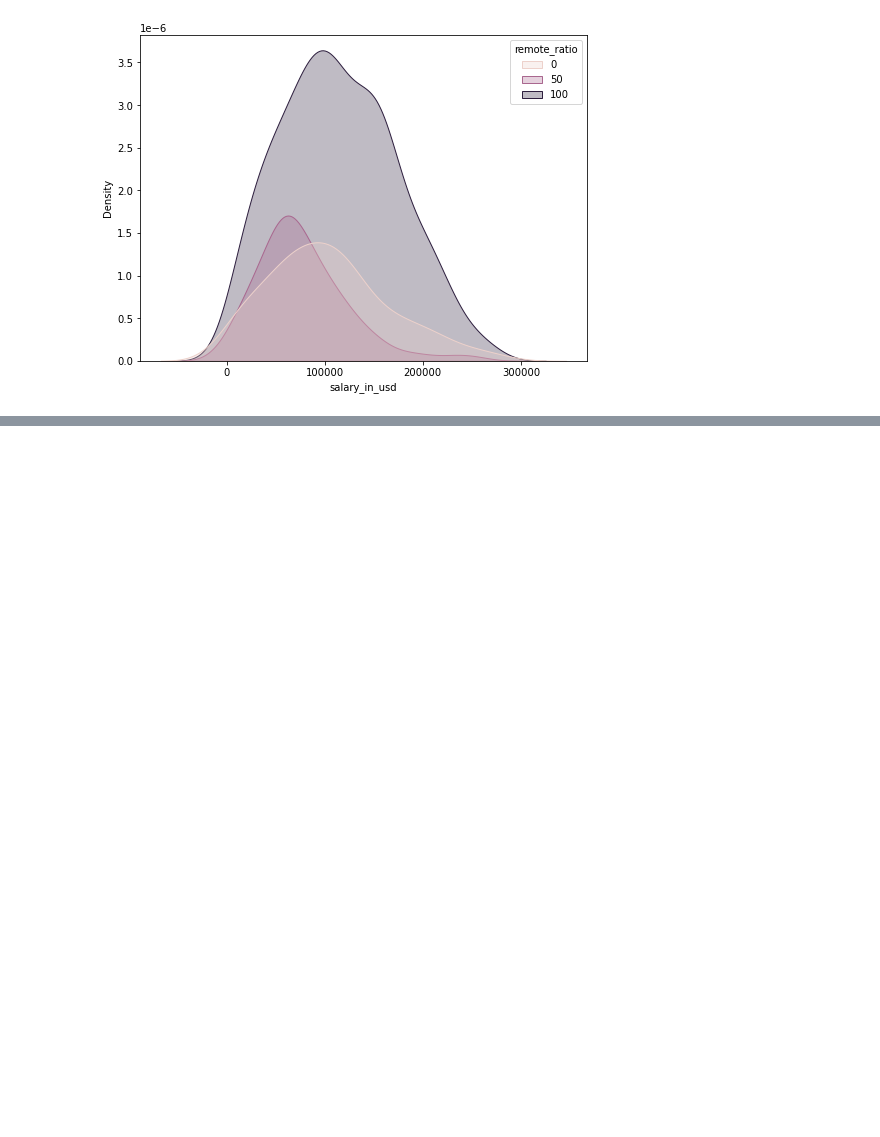
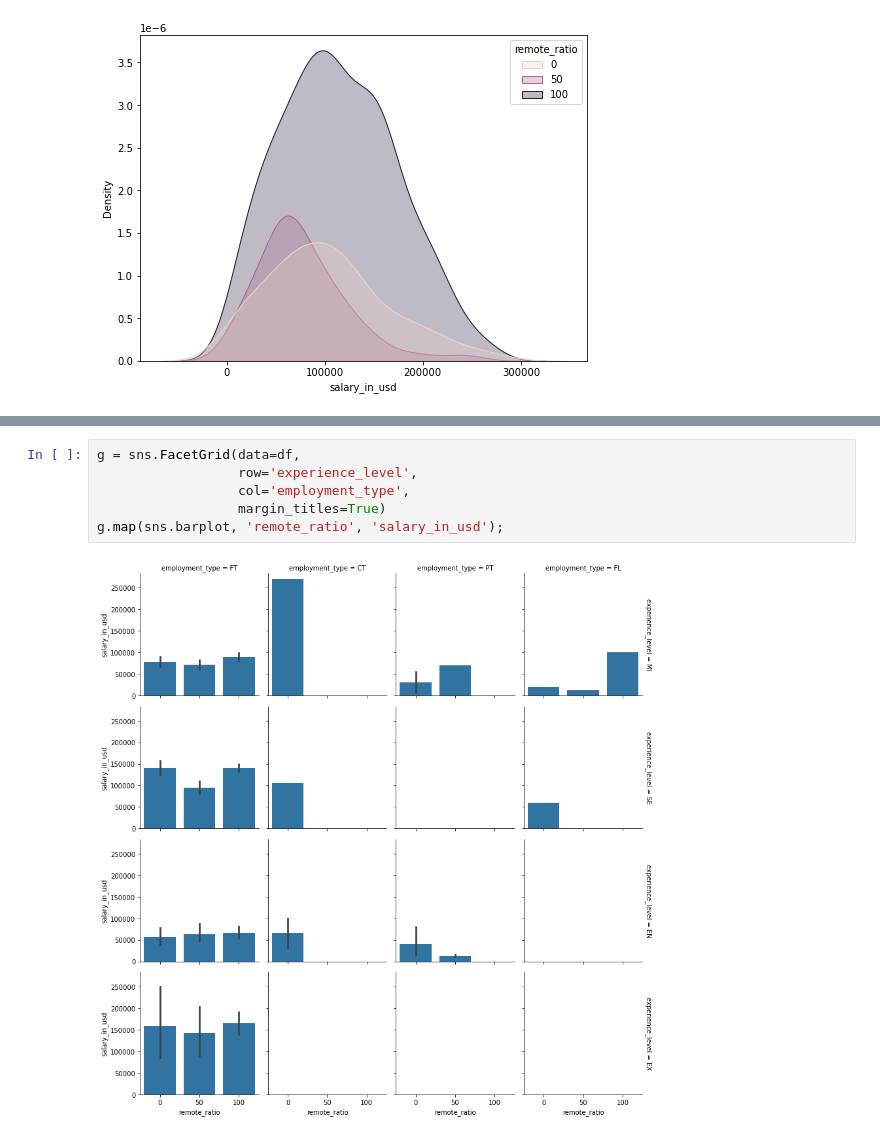
Before and after one commit to Moaaz-Mahmoud/Data-Science-Salaries-Analysis, a Jupyter notebook: notebook.ipynb, the cells around one changed output, grey strips where cells are left out. Saved outputs shown, nothing was run; the diff lists cells and outputs as text; blank space fills up the shorter version.

```diff
--- a/notebook.ipynb
+++ b/notebook.ipynb
@@ -351,0 +394,8 @@ sns.kdeplot(data=df,
+# %%
+g = sns.FacetGrid(data=df,
+                  row='experience_level',
+                  col='employment_type',
+                  margin_titles=True)
+g.map(sns.barplot, 'remote_ratio', 'salary_in_usd');
+# %% [output]
+[figure, added]
```
Also changed, not shown: parts of 9 cells of this notebook.
